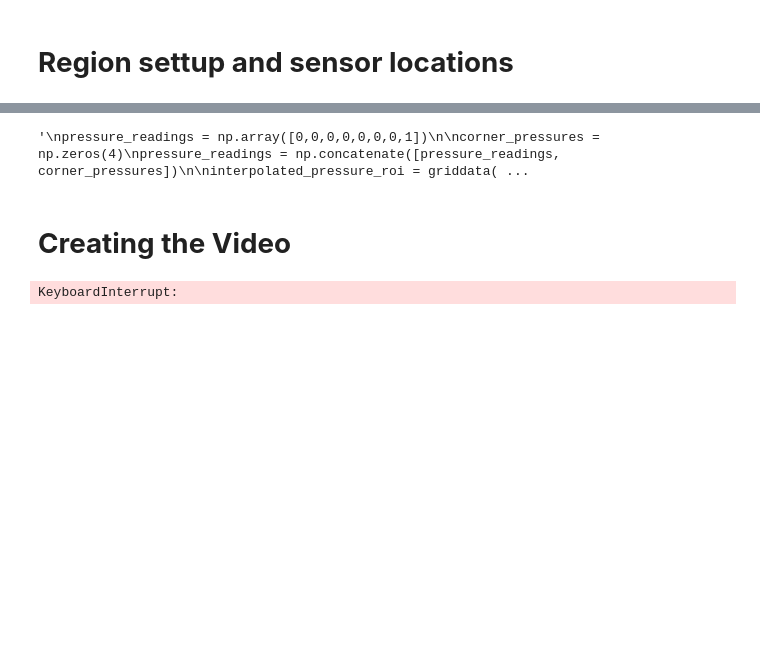
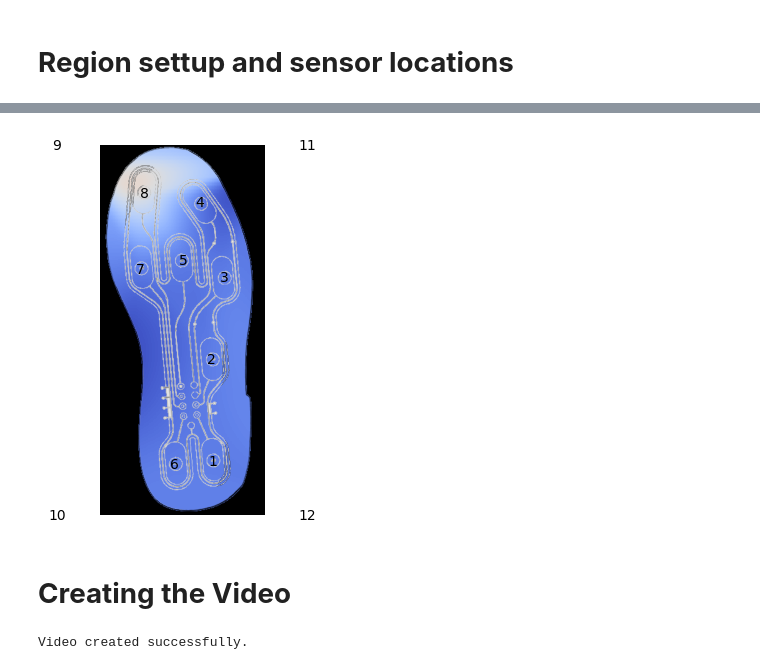
Before and after one commit to dude2033/Smart_soles, a Jupyter notebook: Code/HeatmapAnimation.ipynb, the cells around one changed output, grey strips where cells are left out. Drawn from its saved outputs; the diff is of its cells as text; code cells hidden in the pictures; blank space fills up the shorter version.

```diff
--- a/Code/HeatmapAnimation.ipynb
+++ b/Code/HeatmapAnimation.ipynb
@@ -147,35 +148,36 @@ plt.savefig(f'heatmap_first_left.png')
 # %%
-"""
+
 pressure_readings = np.array([0,0,0,0,0,0,0,1])
 
 corner_pressures = np.zeros(4)
 pressure_readings = np.concatenate([pressure_readings, corner_pressures])
 
 interpolated_pressure_roi = griddata(sensor_locations_pixels_right, pressure_readings,
                                      (x_mesh_roi, y_mesh_roi), method='cubic')
 
 
 for i, (x, y) in enumerate(sensor_locations_pixels_right):
     plt.text(x, y, str(i+1), color='black', ha='center', va='center')
 
 plt.imshow(interpolated_pressure_roi, cmap='coolwarm', origin='lower', vmax=max_value,
            extent=(roi_left, roi_right, roi_top, roi_bottom))
 
 plt.imshow(shoe_outline_right, extent=(roi_left, roi_right, roi_top, roi_bottom), alpha=1)
 
 plt.axis("off")
-"""
+
+plt.savefig(f'../Output/heatmap_first_right.png')
 # %% [output]
-'\npressure_readings = np.array([0,0,0,0,0,0,0,1])\n\ncorner_pressures = np.zeros(4)\npressure_readings = np.concatenate([pressure_readings, corner_pressures])\n\ninterpolated_pressure_roi = griddata( ...
+[figure, added]
 # %% [markdown]
 # **Creating the Video**
 # %%
-output_video_path = 'heatmap_animation.mp4'
+output_video_path = output_path + 'heatmap_animation.mp4'
 frame_rate = 30
-first_image = cv2.imread('heatmap_first_left.png')
+first_image = cv2.imread('../Output/heatmap_first_left.png')
 height, width, layers = first_image.shape
-crop = 225
-video = cv2.VideoWriter(output_video_path, cv2.VideoWriter_fourcc(*'mp4v'), frame_rate, ((width-crop) * 2, height))
+spacing = 225
+video = cv2.VideoWriter(output_video_path, cv2.VideoWriter_fourcc(*'mp4v'), frame_rate, ((width-spacing) * 2, height))
 
 
 padding_width = 10
@@ -223,8 +225,8 @@ for index, row in combined_data_array.iterrows():
 
     heatmap_img_right_bgr = cv2.cvtColor(heatmap_img_right, cv2.COLOR_RGBA2BGR)
 
-    heatmap_img_left = heatmap_img_left[:, :-crop]
-    heatmap_img_right = heatmap_img_right[:, crop:]
+    heatmap_img_left = heatmap_img_left[:, :-spacing]
+    heatmap_img_right = heatmap_img_right[:, spacing:]
 
     height = max(heatmap_img_left.shape[0], heatmap_img_right.shape[0])
     heatmap_img_left = cv2.resize(heatmap_img_left, (int(heatmap_img_left.shape[1] * height / heatmap_img_left.shape[0]), height))
@@ -239,4 +241,4 @@ cv2.destroyAllWindows()
 video.release()
 print("Video created successfully.")
 # %% [output]
-KeyboardInterrupt:
+Video created successfully.
```
Also changed, not shown: parts of 4 cells of this notebook, 1 other file.
